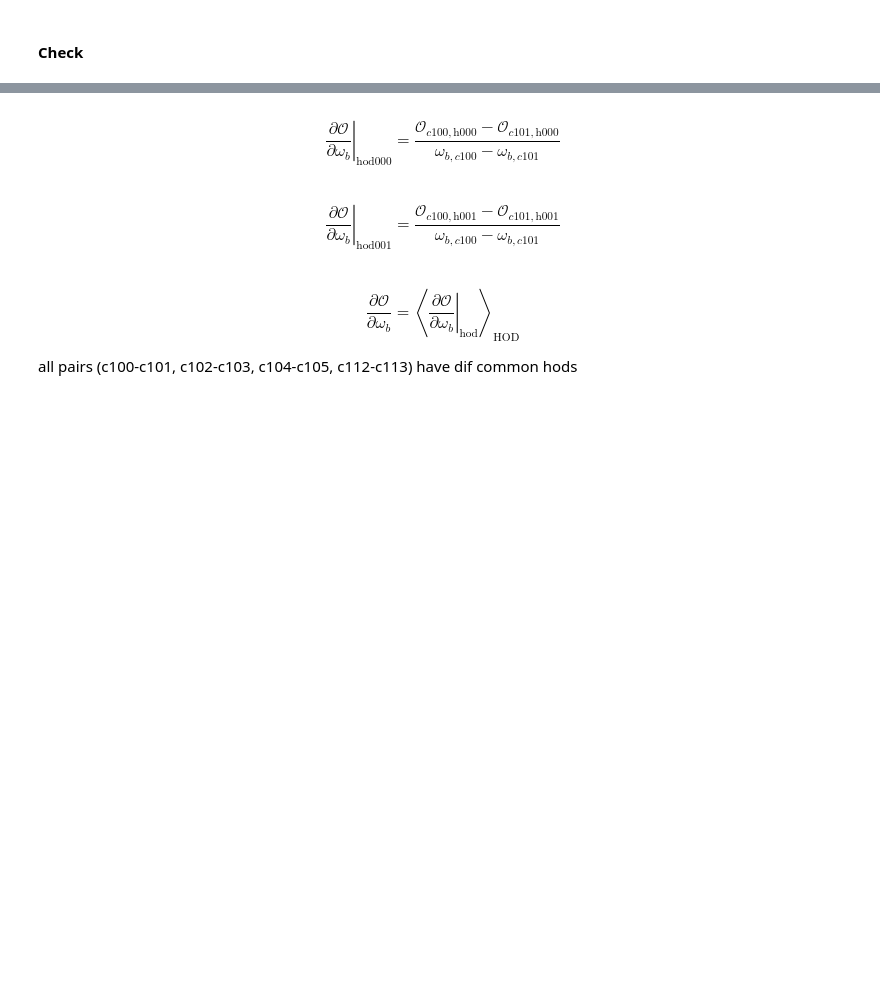
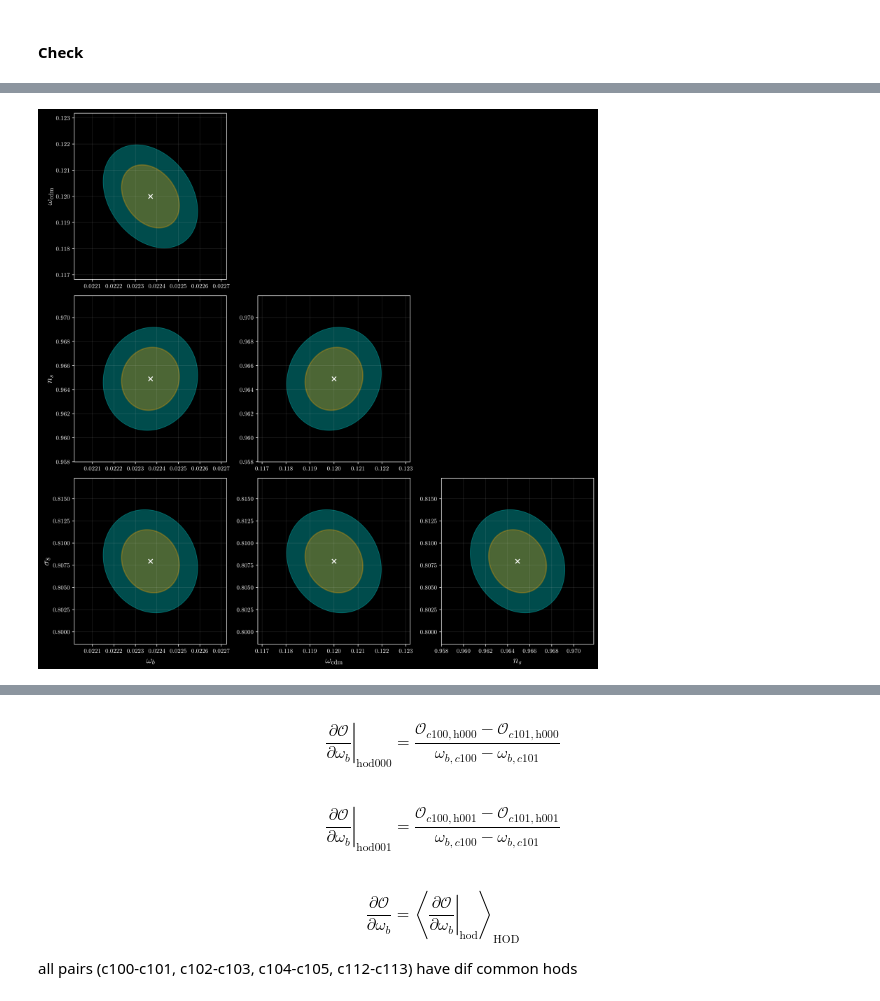
Before and after one commit to ValeriaTorresG/fisher-analysis, a Jupyter notebook: initial_fisher.ipynb, the cells around one changed output, grey strips where cells are left out. Cells and saved outputs as stored; diff of their text form; code cells hidden in the pictures; blank space fills up the shorter version.

```diff
--- a/initial_fisher.ipynb
+++ b/initial_fisher.ipynb
@@ -261,0 +455,49 @@ plt.show()
+# %%
+npar = len(param_names)
+# %%
+fig, axes = plt.subplots(npar-1, npar-1, figsize=(3.2*npar, 3.2*npar),
+                        sharex=False, sharey=False)
+
+if npar == 1:
+    axes = np.array([[axes]])
+
+for row in range(npar - 1):
+    for col in range(npar - 1):
+
+        ax = axes[row, col]
+
+        i = row + 1
+        j = col
+
+        # Upper triangle: turn off
+        if j >= i:
+            ax.axis('off')
+            continue
+
+        cov2d = param_cov[np.ix_([j, i], [j, i])]
+        mean2d = theta_fid[[j, i]]
+
+        add_confidence_ellipse(ax, cov2d, mean2d, level=0.954, color='cyan', alpha=0.3)
+        add_confidence_ellipse(ax, cov2d, mean2d, level=0.68, lw=2, label=r'68\%',
+                       color='orange', alpha=0.3)
+
+        ax.scatter(mean2d[0], mean2d[1], marker='x', s=50, c='white')
+
+        sig_x = np.sqrt(param_cov[j, j])
+        sig_y = np.sqrt(param_cov[i, i])
+
+        ax.set_xlim(mean2d[0] - 4 * sig_x, mean2d[0] + 4 * sig_x)
+        ax.set_ylim(mean2d[1] - 4 * sig_y, mean2d[1] + 4 * sig_y)
+
+        ax.grid(alpha=0.3, lw=0.3)
+
+        if row == npar - 2:
+            ax.set_xlabel(param_names[j], fontsize=15)
+
+        if col == 0:
+            ax.set_ylabel(param_names[i], fontsize=15)
+
+plt.tight_layout()
+plt.show()
+# %% [output]
+[figure, added]
```
Also changed, not shown: parts of 37 cells of this notebook, 1 other file.
